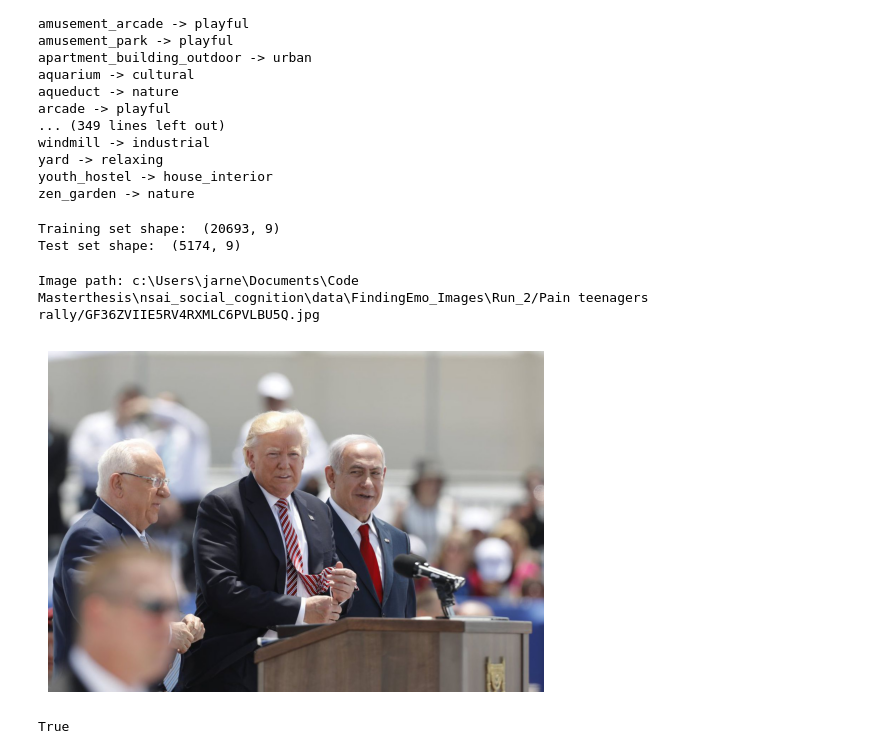
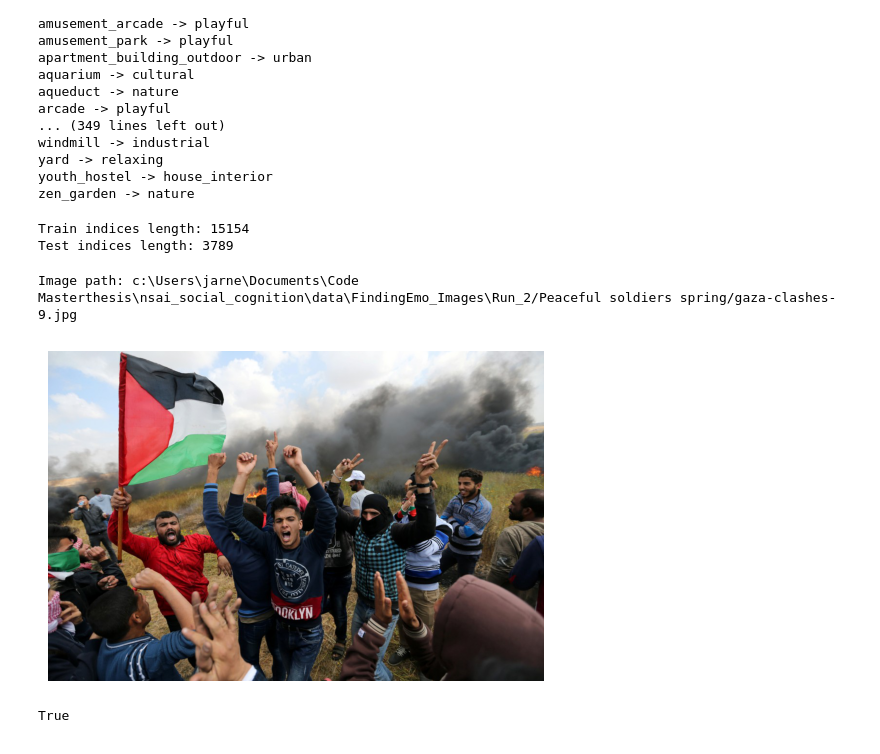
Before and after one commit to jarnedemoenvub/nsai_social_cognition, a Jupyter notebook: code/notebooks/nsai4_1.ipynb, the cells around one changed output. Saved outputs shown, nothing was run; the diff lists cells and outputs as text; code cells hidden in the pictures.

```diff
--- a/code/notebooks/nsai4_1.ipynb
+++ b/code/notebooks/nsai4_1.ipynb
@@ -37,14 +47,8 @@ from torch.amp.autocast_mode import autocast
 # %%
 # GLOBAL VARS
-training_size = None
-epochs = 2
-batch_size = 16
-lr_faces = 0.001
-lr_scene = 0.001
-lr_model = 0.01
-
-clean_df = False
-max_faces = 3
+dataset_size = 18943
+lr_faces = 1e-3
+lr_model = 0.1
 # %%
 # Directories
 script_dir = os.getcwd()
@@ -137,0 +144,3 @@ df.head()
+# %%
+if dataset_size is not None:
+    df = df.iloc[:dataset_size]
@@ -252,19 +270,19 @@ windmill -> industrial
 yard -> relaxing
 youth_hostel -> house_interior
 zen_garden -> nature
-# %%
-# Now create train/test splits with clean data
-from sklearn.model_selection import train_test_split
-df_train, df_test = train_test_split(df, test_size=0.2, random_state=42)
-df_train, df_test = df_train.reset_index(drop=True), df_test.reset_index(drop=True)
-print("Training set shape: ",df_train.shape)
-print("Test set shape: ",df_test.shape)
-# %% [output]
-Training set shape:  (20693, 9)
-Test set shape:  (5174, 9)
+# %%
+N = dataset_size
+indices = list(range(N))
+
+train_idx, test_idx = train_test_split(indices, test_size=0.2, random_state=42)
+print("Train indices length:", len(train_idx))
+print("Test indices length:", len(test_idx))
+# %% [output]
+Train indices length: 15154
+Test indices length: 3789
 # %%
-def show_image(dataframe, index):
-    img_path = os.path.join(findingemo_dir, dataframe.loc[index, 'image_path'])
+def show_image(index):
+    img_path = os.path.join(findingemo_dir, df.loc[index, 'image_path'])
     print("Image path:", img_path)
     image = cv2.imread(img_path)
     image = cv2.cvtColor(image, cv2.COLOR_BGR2RGB)
@@ -272,10 +290,10 @@ def show_image(dataframe, index):
     plt.axis('off')
     plt.show()
 # %%
-show_image(df_train, 4)
+show_image(train_idx[0])
 # %% [output]
-Image path: c:\Users\jarne\Documents\Code Masterthesis\nsai_social_cognition\data\FindingEmo_Images\Run_2/Pain teenagers rally/GF36ZVIIE5RV4RXMLC6PVLBU5Q.jpg
+Image path: c:\Users\jarne\Documents\Code Masterthesis\nsai_social_cognition\data\FindingEmo_Images\Run_2/Peaceful soldiers spring/gaza-clashes-9.jpg
-[figure, old version]
+[figure, new version]
 # %%
 fer_classes = ['angry', 'disgust', 'fear', 'happy', 'sad', 'surprise', 'neutral']
 # %%
```
Also changed, not shown: parts of 28 cells of this notebook, 1 other file.
